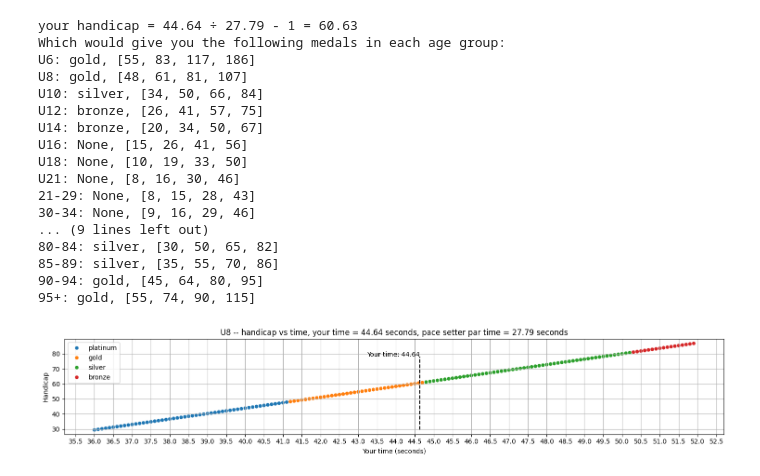
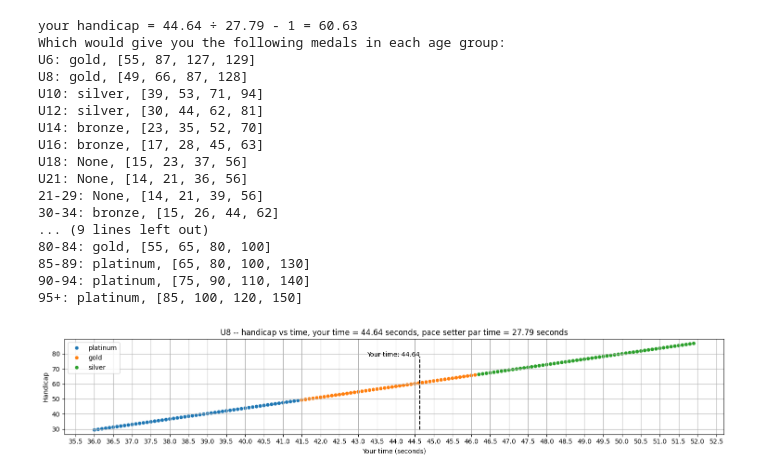
Before and after one commit to Lcarey/nastar, a Jupyter notebook: calculate NASTAR handicap.ipynb, the cells around one changed output. Drawn from its saved outputs; the diff is of its cells as text; code cells hidden in the pictures.

```diff
--- a/calculate NASTAR handicap.ipynb
+++ b/calculate NASTAR handicap.ipynb
@@ -7,7 +7,7 @@ import numpy as np
 this_race_pace_setter_par_time = 27.79
 your_race_time = 44.64
 your_age_group = 'U8'
-your_gender = 'male'
+your_gender = 'female' # male or female
 
 
 def calc_handicap(your_time: float, par_time: float) -> float:
@@ -73,45 +73,72 @@ highest_handicaps_for_each_medal_male = {
     '70-74':[23, 35, 50, 66],
     '75-79':[25, 38, 54, 70],
     '80-84':[30, 50, 65, 82],
     '85-89':[35, 55, 70, 86],
     '90-94':[45, 64, 80, 95],
     '95+'  :[55, 74, 90, 115],
     }
 
+
+highest_handicaps_for_each_medal_female = {
+    'U6':[55, 87, 127, 129],
+    'U8':[49, 66, 87, 128],
+    'U10':[39, 53, 71, 94],
+    'U12':[30, 44, 62, 81],
+    'U14':[23, 35, 52, 70],
+    'U16':[17, 28, 45, 63],
+    'U18':[15, 23, 37, 56],
+    'U21':[14, 21, 36, 56],
+    '21-29':[14, 21, 39, 56],
+    '30-34':[15, 26, 44, 62],
+    '35-39':[18, 31, 48, 66],
+    '40-44':[21, 36, 49, 67],
+    '45-49':[22, 37, 53, 69],
+    '50-54':[24, 39, 55, 71],
+    '55-59':[26, 40, 57, 73],
+    '60-64':[30, 42, 59, 78],
+    '65-69':[35, 48, 64, 80],
+    '70-74':[40, 52, 66, 86],
+    '75-79':[45, 55, 70, 90],
+    '80-84':[55, 65, 80, 100],
+    '85-89':[65, 80, 100, 130],
+    '90-94':[75, 90, 110, 140],
+    '95+'  :[85, 100, 120, 150],
+    }
+
 if your_gender.lower() == 'male':
     highest_handicaps_for_each_medal = highest_handicaps_for_each_medal_male
 elif your_gender.lower() == 'female':
     highest_handicaps_for_each_medal = highest_handicaps_for_each_medal_female
 else:
     raise ValueError(f"Gender {your_gender} hast to be male or female until Naster updates their charts.")
 
 # do the calculations and make the figures
 your_handicap = calc_handicap(your_race_time, this_race_pace_setter_par_time)
 print(f"your handicap = {your_race_time} ÷ {this_race_pace_setter_par_time} - 1 = {your_handicap:0.2f}")
 print('Which would give you the following medals in each age group:')
 for k,v in highest_handicaps_for_each_medal.items():
     print(f"{k}: {which_medal(v,your_handicap)}, {highest_handicaps_for_each_medal[k]}")
 
 graph_medal_vs_time(age_group = your_age_group,
                     your_time = your_race_time,
                     pace_setter_par_time = this_race_pace_setter_par_time
                     )
 # %% [output]
 your handicap = 44.64 ÷ 27.79 - 1 = 60.63
 Which would give you the following medals in each age group:
-U6: gold, [55, 83, 117, 186]
-U8: gold, [48, 61, 81, 107]
-U10: silver, [34, 50, 66, 84]
-U12: bronze, [26, 41, 57, 75]
-U14: bronze, [20, 34, 50, 67]
-U16: None, [15, 26, 41, 56]
-U18: None, [10, 19, 33, 50]
-U21: None, [8, 16, 30, 46]
-21-29: None, [8, 15, 28, 43]
-30-34: None, [9, 16, 29, 46]
+U6: gold, [55, 87, 127, 129]
+U8: gold, [49, 66, 87, 128]
+U10: silver, [39, 53, 71, 94]
+U12: silver, [30, 44, 62, 81]
+U14: bronze, [23, 35, 52, 70]
+U16: bronze, [17, 28, 45, 63]
+U18: None, [15, 23, 37, 56]
+U21: None, [14, 21, 36, 56]
+21-29: None, [14, 21, 39, 56]
+30-34: bronze, [15, 26, 44, 62]
 ... (9 lines left out)
-80-84: silver, [30, 50, 65, 82]
-85-89: silver, [35, 55, 70, 86]
-90-94: gold, [45, 64, 80, 95]
-95+: gold, [55, 74, 90, 115]
+80-84: gold, [55, 65, 80, 100]
+85-89: platinum, [65, 80, 100, 130]
+90-94: platinum, [75, 90, 110, 140]
+95+: platinum, [85, 100, 120, 150]
-[figure, old version]
+[figure, new version]
```
